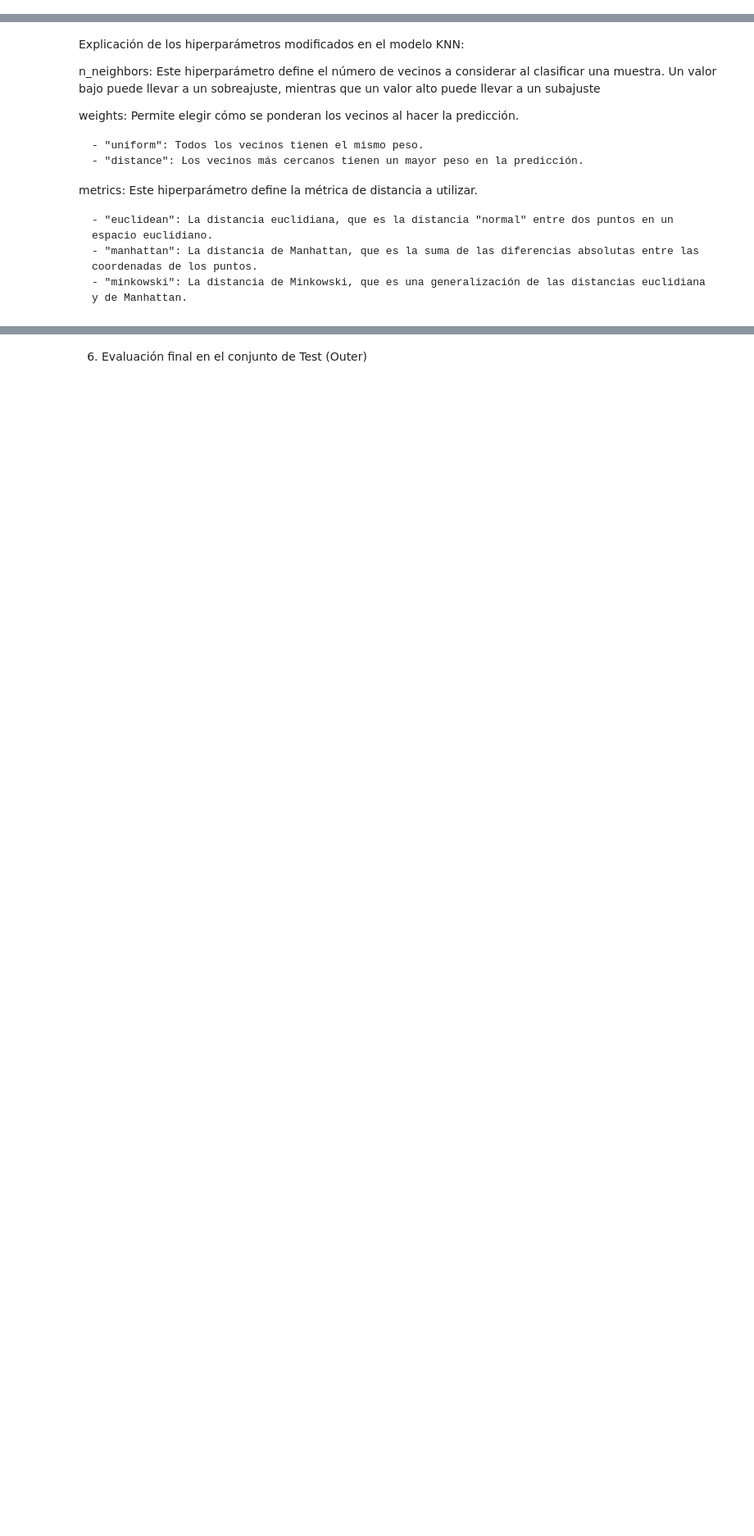
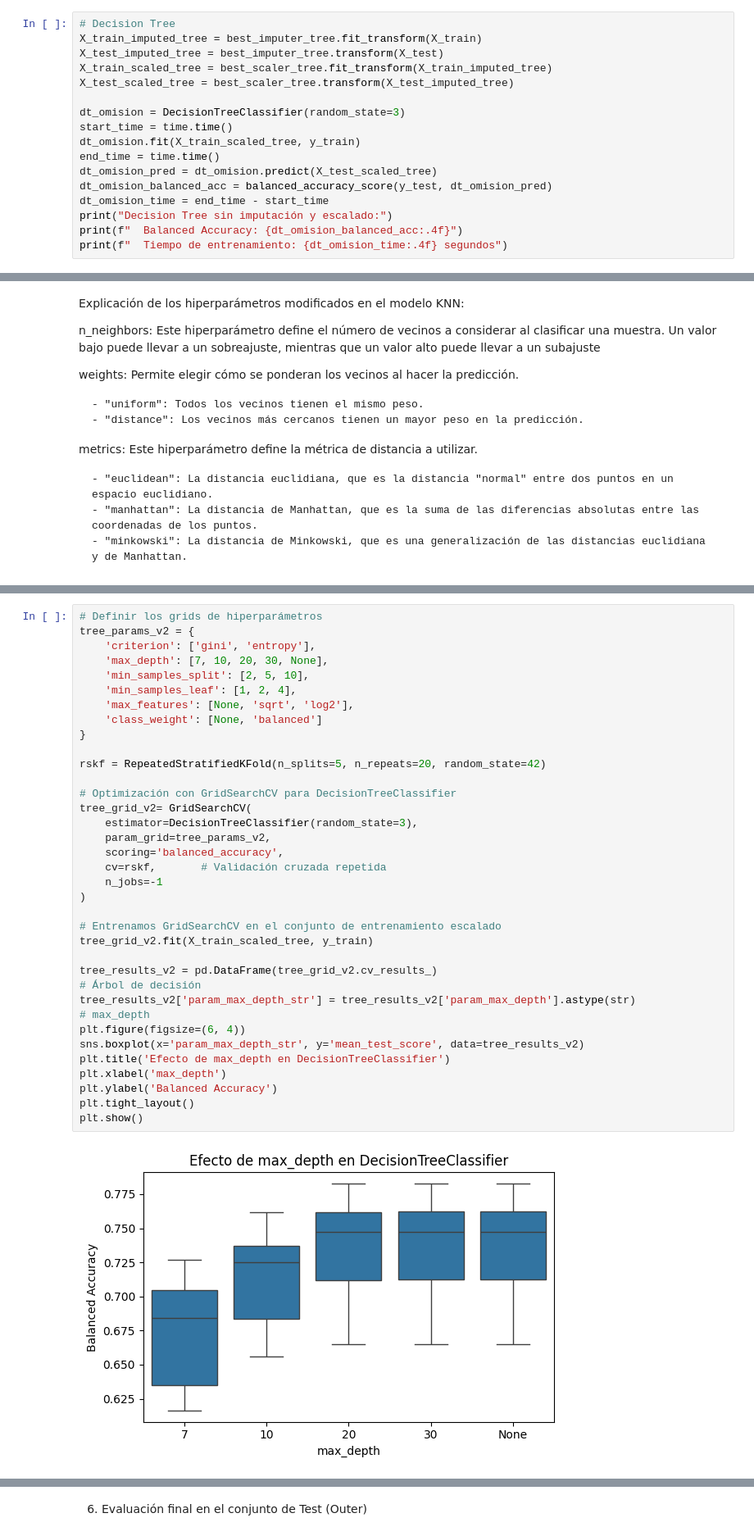
Before and after one commit to 100472330/100472330_100486483_PRACTICA1, a Jupyter notebook: Practica1_AA.ipynb, the cells around one changed output, grey strips where cells are left out. Shown at 82% size. Cells and saved outputs as stored; diff of their text form; blank space fills up the shorter version.

```diff
--- a/Practica1_AA.ipynb
+++ b/Practica1_AA.ipynb
@@ -449,0 +474,17 @@ Mejor estrategia de imputación: median
+# %%
+# Decision Tree
+X_train_imputed_tree = best_imputer_tree.fit_transform(X_train)
+X_test_imputed_tree = best_imputer_tree.transform(X_test)
+X_train_scaled_tree = best_scaler_tree.fit_transform(X_train_imputed_tree)
+X_test_scaled_tree = best_scaler_tree.transform(X_test_imputed_tree)
+
+dt_omision = DecisionTreeClassifier(random_state=3)
+start_time = time.time()
+dt_omision.fit(X_train_scaled_tree, y_train)
+end_time = time.time()
+dt_omision_pred = dt_omision.predict(X_test_scaled_tree)
+dt_omision_balanced_acc = balanced_accuracy_score(y_test, dt_omision_pred)
+dt_omision_time = end_time - start_time
+print("Decision Tree sin imputación y escalado:")
+print(f"  Balanced Accuracy: {dt_omision_balanced_acc:.4f}")
+print(f"  Tiempo de entrenamiento: {dt_omision_time:.4f} segundos")
@@ -630,0 +662,38 @@ plt.show()
+# %%
+# Definir los grids de hiperparámetros
+tree_params_v2 = {
+    'criterion': ['gini', 'entropy'],
+    'max_depth': [7, 10, 20, 30, None],
+    'min_samples_split': [2, 5, 10],
+    'min_samples_leaf': [1, 2, 4],
+    'max_features': [None, 'sqrt', 'log2'],
+    'class_weight': [None, 'balanced']
+}
+
+rskf = RepeatedStratifiedKFold(n_splits=5, n_repeats=20, random_state=42)
+
+# Optimización con GridSearchCV para DecisionTreeClassifier
+tree_grid_v2= GridSearchCV(
+    estimator=DecisionTreeClassifier(random_state=3),
+    param_grid=tree_params_v2,
+    scoring='balanced_accuracy',
+    cv=rskf,       # Validación cruzada repetida
+    n_jobs=-1
+)
+
+# Entrenamos GridSearchCV en el conjunto de entrenamiento escalado
+tree_grid_v2.fit(X_train_scaled_tree, y_train)
+
+tree_results_v2 = pd.DataFrame(tree_grid_v2.cv_results_)
+# Árbol de decisión
+tree_results_v2['param_max_depth_str'] = tree_results_v2['param_max_depth'].astype(str)
+# max_depth
+plt.figure(figsize=(6, 4))
+sns.boxplot(x='param_max_depth_str', y='mean_test_score', data=tree_results_v2)
+plt.title('Efecto de max_depth en DecisionTreeClassifier')
+plt.xlabel('max_depth')
+plt.ylabel('Balanced Accuracy')
+plt.tight_layout()
+plt.show()
+# %% [output]
+[figure, added]
```
Also changed, not shown: parts of 18 cells of this notebook.
